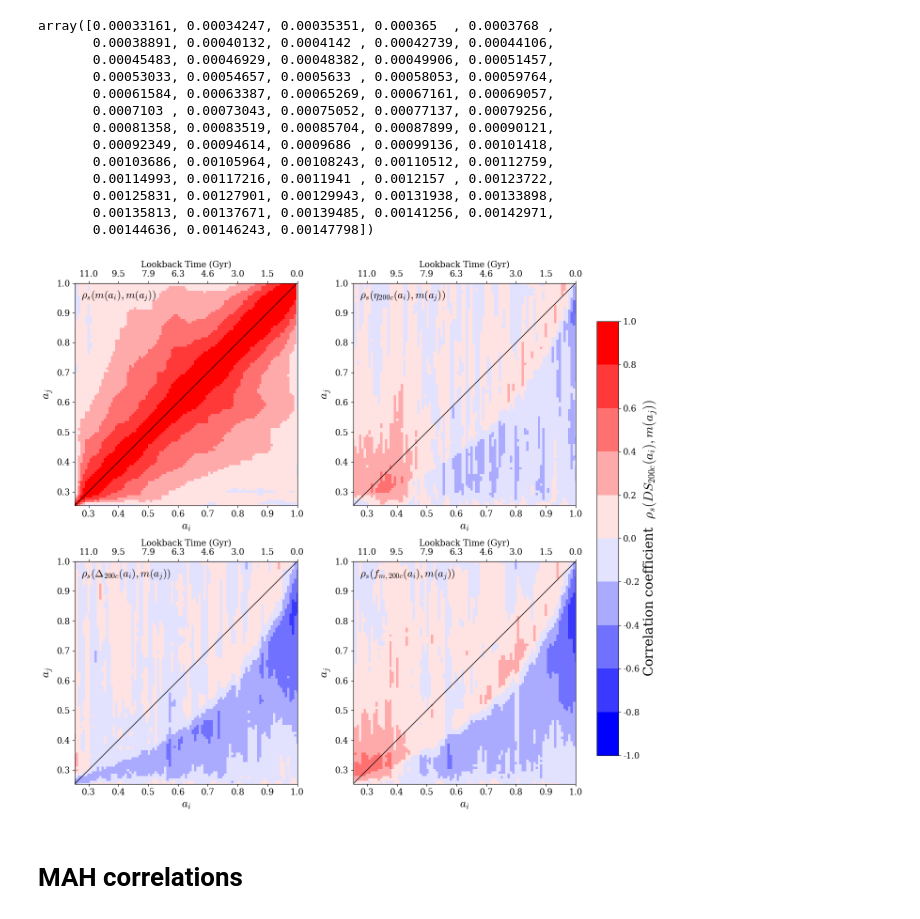
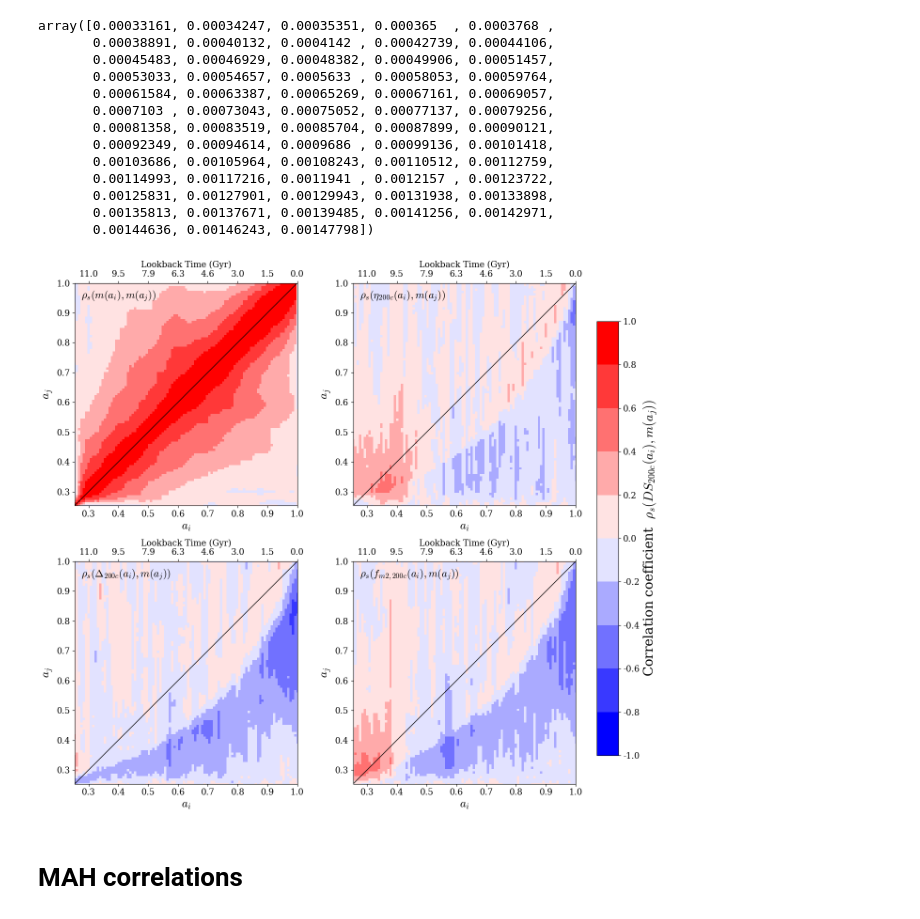
Before and after one commit to Kabelo-T/cluster_morph, a Jupyter notebook: dynamical_state.ipynb, the cells around one changed output. Drawn from its saved outputs; the diff is of its cells as text; code cells hidden in the pictures.

```diff
--- a/dynamical_state.ipynb
+++ b/dynamical_state.ipynb
@@ -478,7 +478,7 @@ $H_0 = 67.8 \mathrm{kms}^{-1}{\mathrm{Mpc}^{-1}}$ in The300 simulations
 # %%
 
 
-redshift_list = pd.read_csv('data/gadgetx3k/redshift_list.txt', sep=r'\s+')
+redshift_list = pd.read_csv('data/redshift_list.txt', sep=r'\s+')
 scales = redshift_list[66:]['a'].values     # for some reason I am only getting values after a>0.25
 redshifts = redshift_list[66:]['z'].values
 lookback_time = Planck18.lookback_time(redshifts).value  # in Gyr
@@ -553,10 +553,10 @@ plot_2dcorr(delta200c, scales=scales, xlabel=r'$a_i$',
 axs[1, 0].annotate(r'$\rho_s (\Delta_{200c}(a_i), m(a_j))$', xy=(0.03, 0.93), xycoords='axes fraction',
                    fontsize=16)
 # Get handle to the image from the last plot
-im, boundaries = plot_2dcorr(fm200c, scales=scales, xlabel=r'$a_i$',
+im, boundaries = plot_2dcorr(fm2200c, scales=scales, xlabel=r'$a_i$',
                              ylabel=r'$a_j$',
                              ax=axs[1, 1])
-axs[1, 1].annotate(r'$\rho_s (f_{m, 200c}(a_i), m(a_j))$', xy=(0.03, 0.93), xycoords='axes fraction',
+axs[1, 1].annotate(r'$\rho_s (f_{m2, 200c}(a_i), m(a_j))$', xy=(0.03, 0.93), xycoords='axes fraction',
                    fontsize=16)
 
 # Add upper x-axes with lookback time labels using secondary_xaxis
@@ -565,35 +565,35 @@ scale_to_lb = lambda s: np.interp(s, scales, lookback_time)
 lb_to_scale = lambda t: np.interp(
     t,
     lookback_time[::-1],
     scales[::-1]
 )
 for ax in axs.ravel():
     sec = ax.secondary_xaxis('top', functions=(scale_to_lb, lb_to_scale))
     xmin, xmax = ax.get_xlim()
     a_ticks = ax.get_xticks()
     a_ticks = a_ticks[(a_ticks >= xmin) & (a_ticks <= xmax)]
     lb_ticks = scale_to_lb(a_ticks)
 
     sec.set_xticks(lb_ticks)
     sec.set_xticklabels([f"{t:.1f}" for t in lb_ticks])
     sec.set_xticks(lb_ticks)
     sec.set_xticklabels([f"{t:.1f}" for t in lb_ticks])
 
     sec.set_xlabel("Lookback Time (Gyr)", size=13)
 
 cbar = fig.colorbar(im, ax=axs.ravel().tolist(),
                     boundaries=boundaries, ticks=boundaries,
                     location='right', fraction=0.05)
 
 cbar.ax.set_yticklabels([f'{b:.1f}' for b in boundaries])
 cbar.set_label(
     r'Correlation coefficient  $\rho_s (DS_{200c}(a_i), m(a_j))$', fontsize=20)
 
 plt.tight_layout(rect=[0, 0, 0.84, 1])  # leave space on right for colorbar
-plt.savefig('plots/ds_200c_ma.pdf')
+# plt.savefig('plots/ds_200c_ma.pdf')
 plt.show()
 # %% [output]
-[figure, old version]
+[figure, new version]
 # %% [markdown]
 # MAH correlations
 # %%
```
Also changed, not shown: parts of 3 cells of this notebook, 19 other files.
